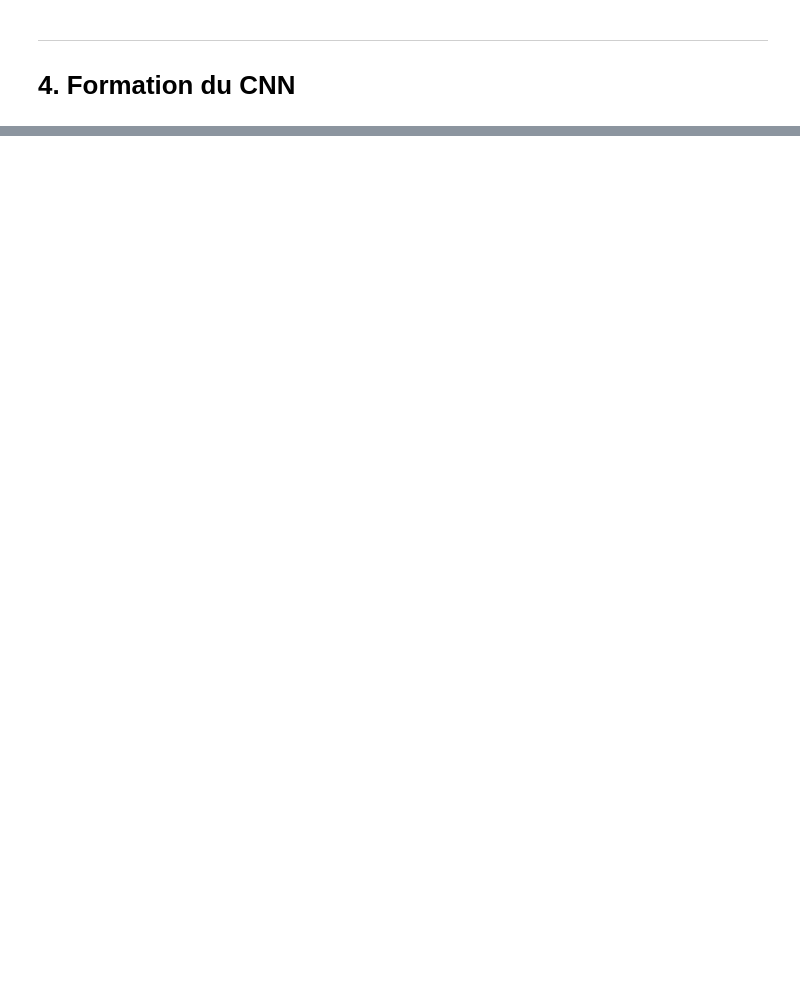
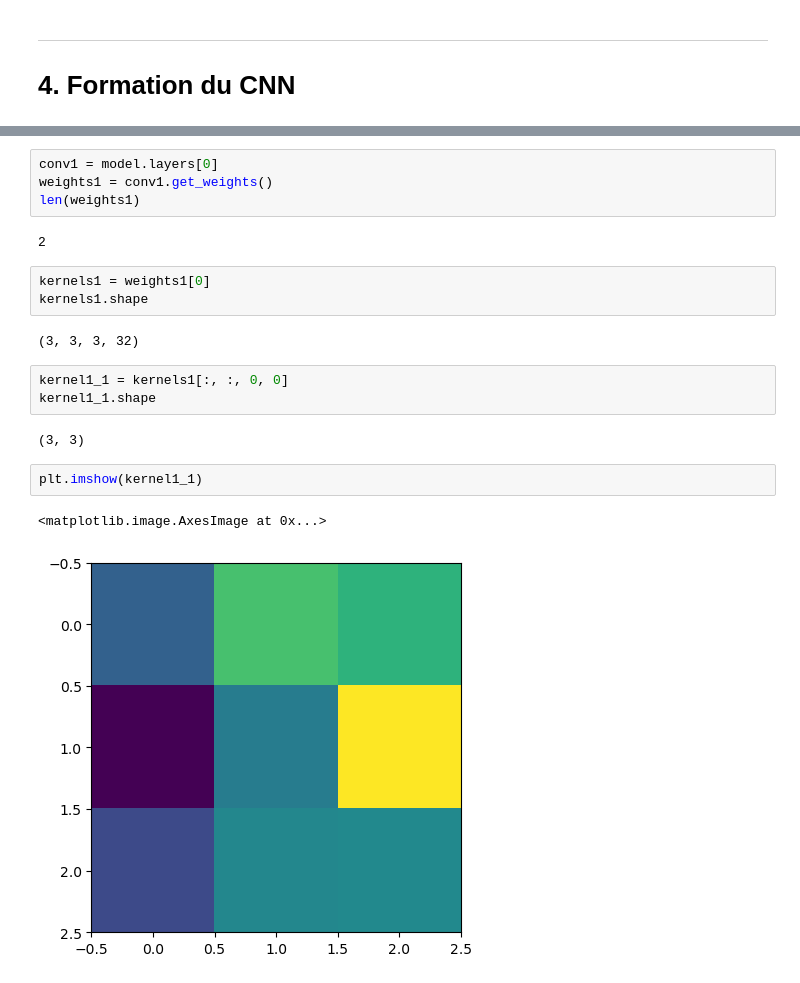
Before and after one commit to Adrian1903/Classez-des-images-l-aide-d-algorithmes-de-Deep-Learning, a Jupyter notebook: dev/03_CNN.ipynb, the cells around one changed output, grey strips where cells are left out. Saved outputs shown, nothing was run; the diff lists cells and outputs as text; blank space fills up the shorter version.

```diff
--- a/dev/03_CNN.ipynb
+++ b/dev/03_CNN.ipynb
@@ -175,0 +211,21 @@ model.evaluate(test)
+# %%
+conv1 = model.layers[0]
+weights1 = conv1.get_weights()
+len(weights1)
+# %% [output]
+2
+# %%
+kernels1 = weights1[0]
+kernels1.shape
+# %% [output]
+(3, 3, 3, 32)
+# %%
+kernel1_1 = kernels1[:, :, 0, 0]
+kernel1_1.shape
+# %% [output]
+(3, 3)
+# %%
+plt.imshow(kernel1_1)
+# %% [output]
+<matplotlib.image.AxesImage at 0x...>
+[figure, added]
```
Also changed, not shown: parts of 19 cells of this notebook.
